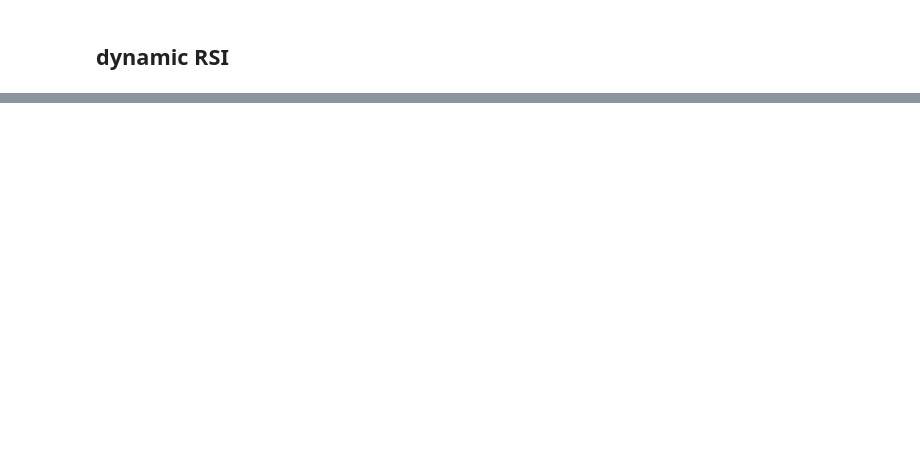
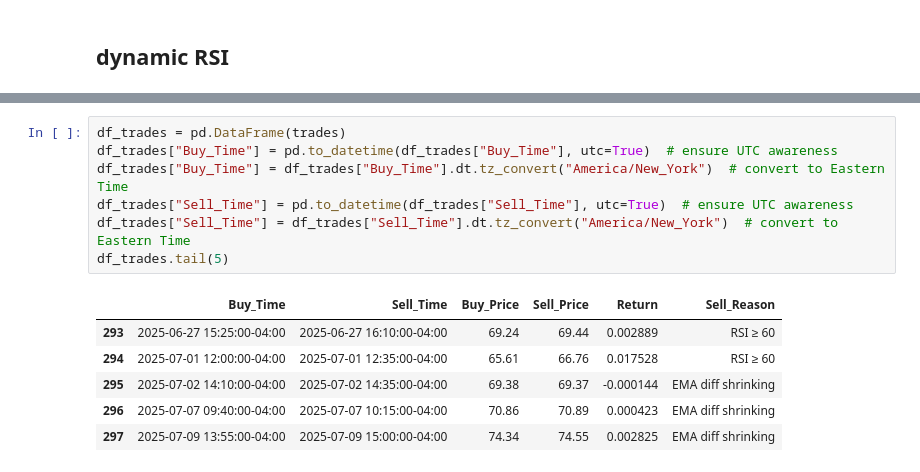
Before and after one commit to shixiangheng/XGB_stock_analysis_24YE, a Jupyter notebook: day_trade_sign_alpaca_backtest.ipynb, the cells around one changed output, grey strips where cells are left out. Cells and saved outputs as stored; diff of their text form; blank space fills up the shorter version.

```diff
--- a/day_trade_sign_alpaca_backtest.ipynb
+++ b/day_trade_sign_alpaca_backtest.ipynb
@@ -243,3 +259,17 @@ now lower RSI is 35.480867042121254
+# %%
+df_trades = pd.DataFrame(trades)
+df_trades["Buy_Time"] = pd.to_datetime(df_trades["Buy_Time"], utc=True)  # ensure UTC awareness
+df_trades["Buy_Time"] = df_trades["Buy_Time"].dt.tz_convert("America/New_York")  # convert to Eastern Time
+df_trades["Sell_Time"] = pd.to_datetime(df_trades["Sell_Time"], utc=True)  # ensure UTC awareness
+df_trades["Sell_Time"] = df_trades["Sell_Time"].dt.tz_convert("America/New_York")  # convert to Eastern Time
+df_trades.tail(5)
+# %% [output]
+|  | Buy_Time | Sell_Time | Buy_Price | Sell_Price | Return | Sell_Reason |
+| 293 | 2025-06-27 15:25:00-04:00 | 2025-06-27 16:10:00-04:00 | 69.24 | 69.44 | 0.002889 | RSI ≥ 60 |
+| 294 | 2025-07-01 12:00:00-04:00 | 2025-07-01 12:35:00-04:00 | 65.61 | 66.76 | 0.017528 | RSI ≥ 60 |
+| 295 | 2025-07-02 14:10:00-04:00 | 2025-07-02 14:35:00-04:00 | 69.38 | 69.37 | -0.000144 | EMA diff shrinking |
+| 296 | 2025-07-07 09:40:00-04:00 | 2025-07-07 10:15:00-04:00 | 70.86 | 70.89 | 0.000423 | EMA diff shrinking |
+| 297 | 2025-07-09 13:55:00-04:00 | 2025-07-09 15:00:00-04:00 | 74.34 | 74.55 | 0.002825 | EMA diff shrinking |
 # %%
 
 import pandas as pd
```
Also changed, not shown: parts of 9 cells of this notebook, 3 other files.
